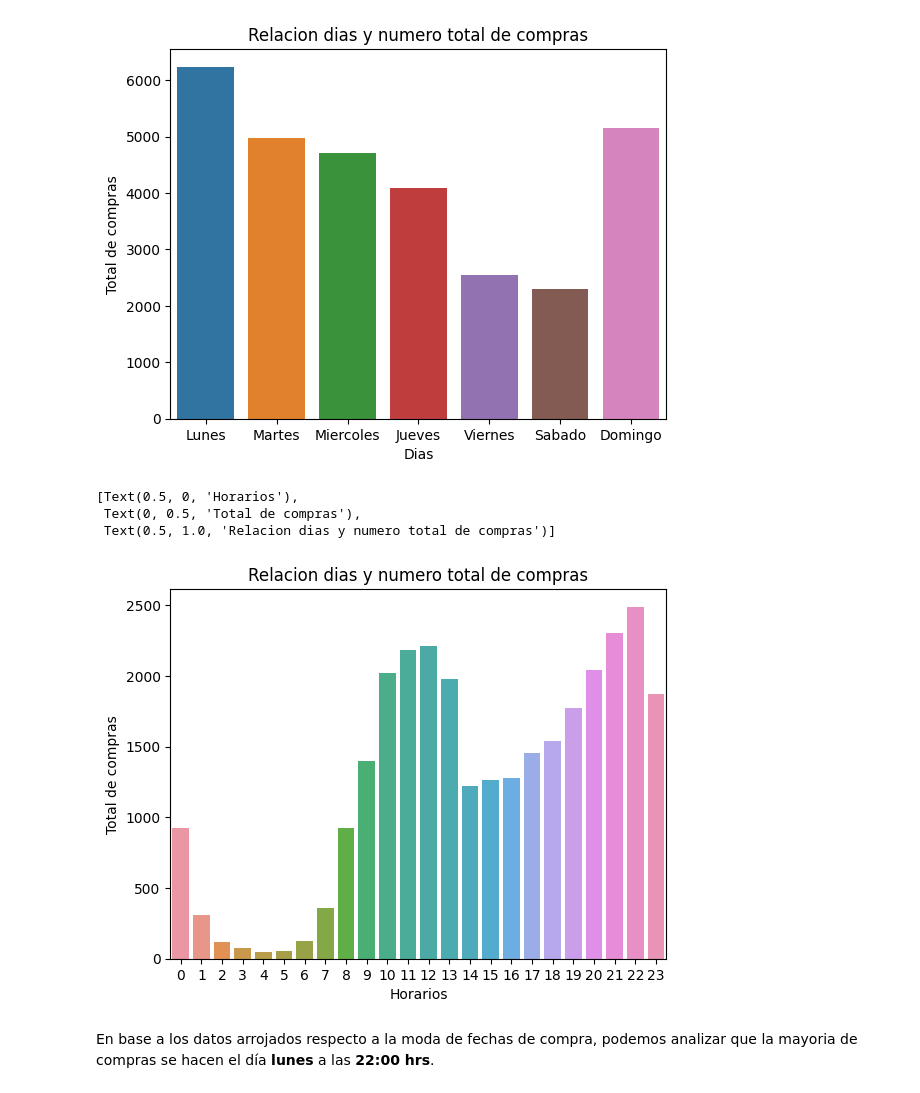
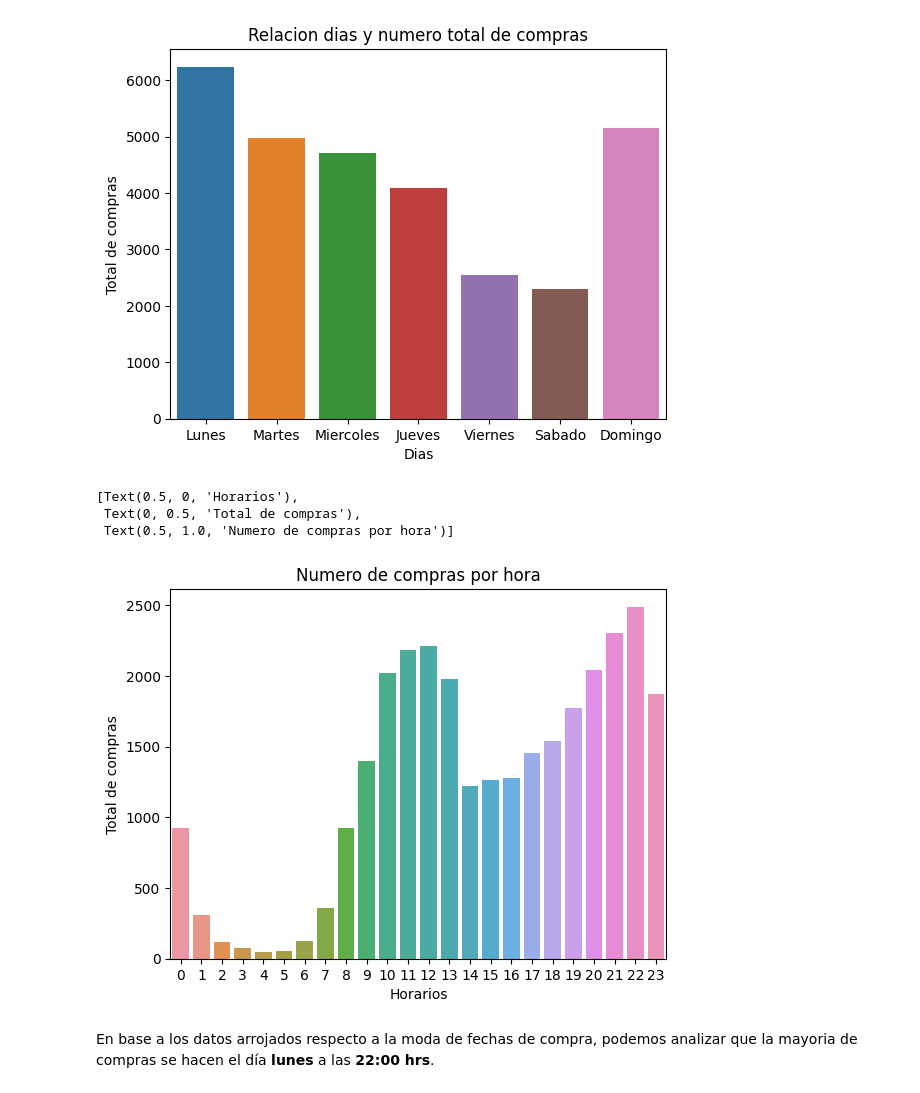
Before and after one commit to Francisco1583/francisco123, a Jupyter notebook: retoAnalitica/tarea2.ipynb, the cells around one changed output. Saved outputs shown, nothing was run; the diff lists cells and outputs as text; code cells hidden in the pictures.

```diff
--- a/retoAnalitica/tarea2.ipynb
+++ b/retoAnalitica/tarea2.ipynb
@@ -155,13 +177,13 @@ weekdays_grafic.set(xlabel ="Dias", ylabel = "Total de compras", title ='Relacio
 # %%
 time_frec = date_df.pivot_table(columns = ['hour'], aggfunc = 'size')
 
 time_grafic = sns.barplot(x = time_frec.index, y = time_frec.values)
-time_grafic.set(xlabel ="Horarios", ylabel = "Total de compras", title ='Relacion dias y numero total de compras')
+time_grafic.set(xlabel ="Horarios", ylabel = "Total de compras", title ='Numero de compras por hora')
 # %% [output]
 [Text(0.5, 0, 'Horarios'),
  Text(0, 0.5, 'Total de compras'),
- Text(0.5, 1.0, 'Relacion dias y numero total de compras')]
+ Text(0.5, 1.0, 'Numero de compras por hora')]
-[figure, old version]
+[figure, new version]
 # %% [markdown]
 En base a los datos arrojados respecto a la moda de fechas de compra, podemos analizar que la mayoria de compras se hacen el día **lunes** a las **22:00 hrs**.
 # %%
```
Also changed, not shown: parts of 4 cells of this notebook.
